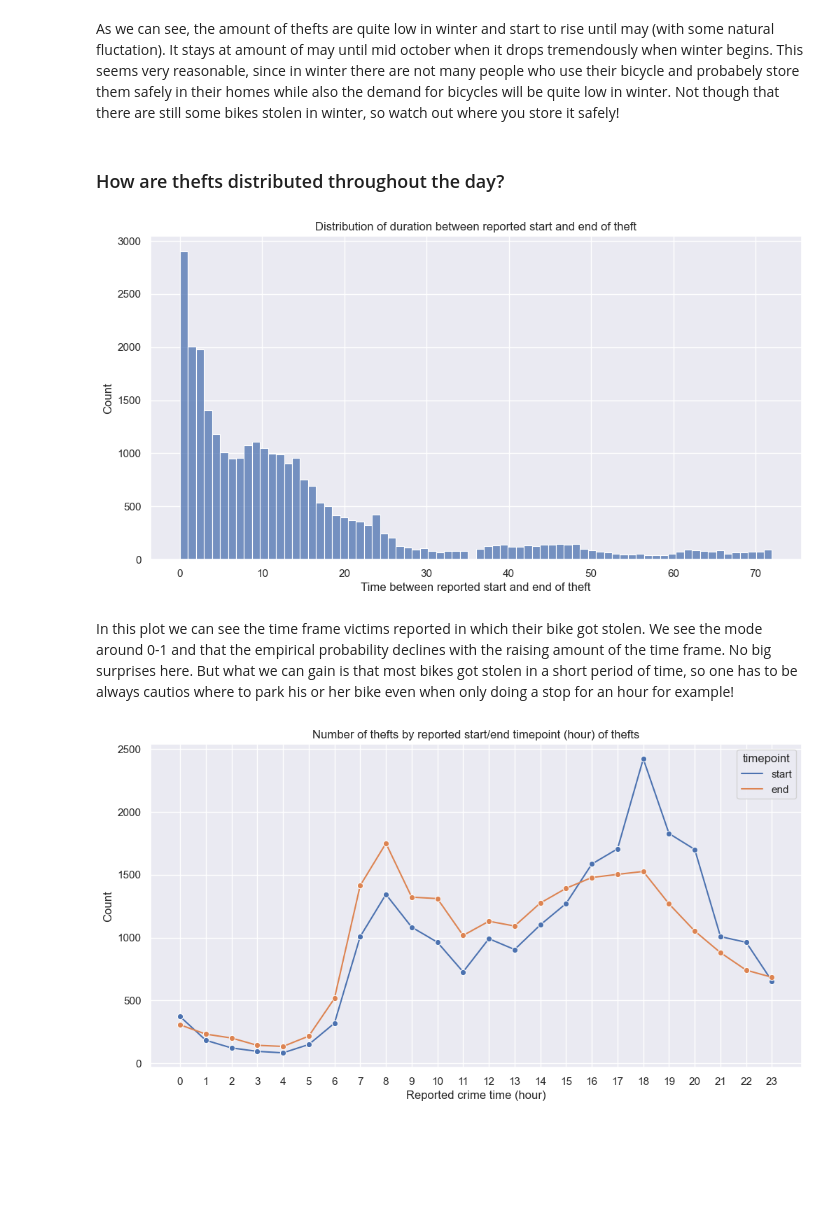
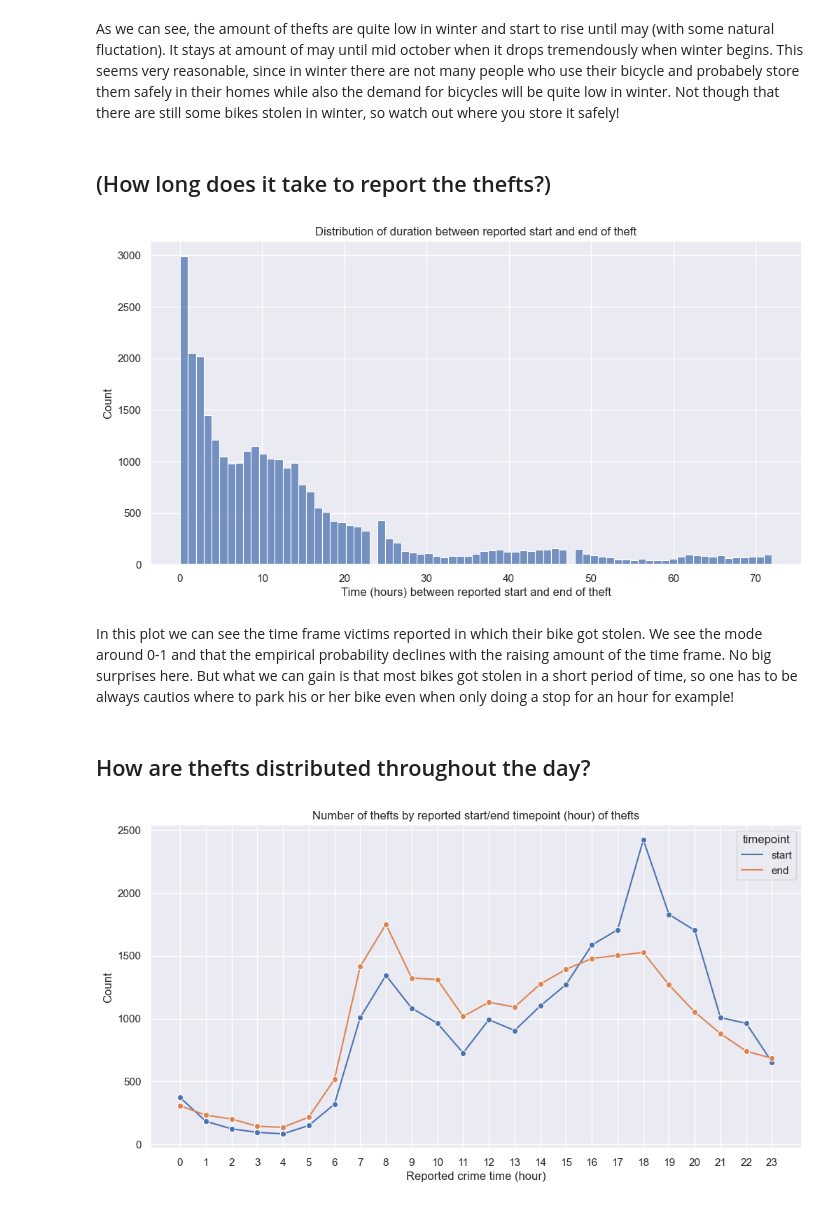
Before and after one commit to JJestel/HCDS, a Jupyter notebook: a1/bicycle_theft_berlin.ipynb, the cells around one changed output. Drawn from its saved outputs; the diff is of its cells as text; code cells hidden in the pictures; blank space fills up the shorter version.

```diff
--- a/a1/bicycle_theft_berlin.ipynb
+++ b/a1/bicycle_theft_berlin.ipynb
@@ -224,18 +234,20 @@ plt.show()
 [figure]
 # %% [markdown]
 As we can see, the amount of thefts are quite low in winter and start to rise until may (with some natural fluctation). It stays at amount of may until mid october when it drops tremendously when winter begins. This seems very reasonable, since in winter there are not many people who use their bicycle and probabely store them safely in their homes while also the demand for bicycles will be quite low in winter. Not though that there are still some bikes stolen in winter, so watch out where you store it safely!
-# %% [markdown]
-### How are thefts distributed throughout the day?
+# %% [markdown]
+## (How long does it take to report the thefts?)
 # %%
 # visualise distribution of time between TATZEIT_ANFANG and TATZEIT_ENDE
 g = sns.histplot((df["TATZEIT_ENDE"] - df["TATZEIT_ANFANG"]) / pd.Timedelta("1 hour"))
-g.set_xlabel("Time between reported start and end of theft")
+g.set_xlabel("Time (hours) between reported start and end of theft")
 g.set_title("Distribution of duration between reported start and end of theft")
 plt.show()
 # %% [output]
-[figure, old version]
+[figure, new version]
 # %% [markdown]
 In this plot we can see the time frame victims reported in which their bike got stolen. We see the mode around 0-1 and that the empirical probability declines with the raising amount of the time frame. No big surprises here. But what we can gain is that most bikes got stolen in a short period of time, so one has to be always cautios where to park his or her bike even when only doing a stop for an hour for example!
+# %% [markdown]
+## How are thefts distributed throughout the day?
 # %%
 # visualize thefts per TATZEIT HOUR
 count_per_hour_START = (
```
Also changed, not shown: parts of 16 cells of this notebook.
